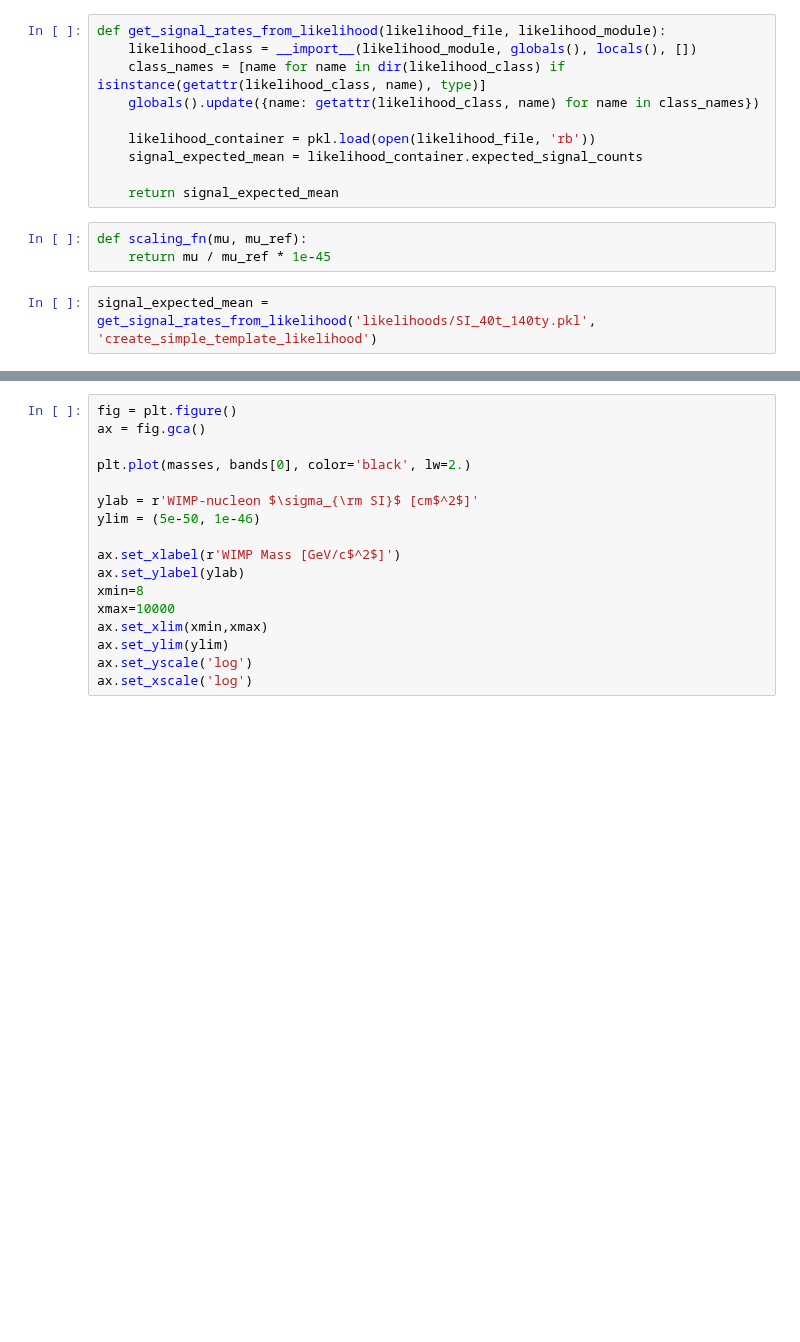
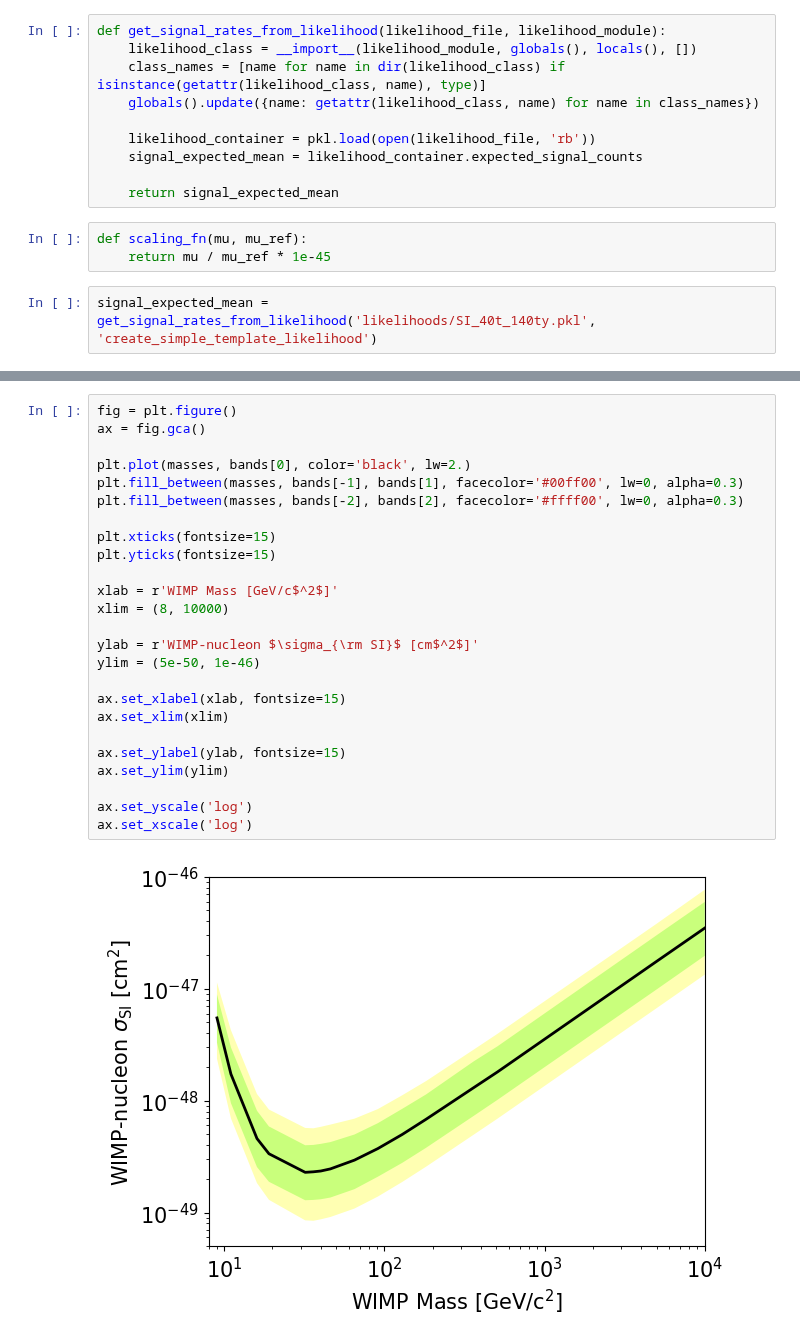
Before and after one commit to robertsjames/FlameFitSimple, a Jupyter notebook: analyses/get_sensitivity.ipynb, the cells around one changed output, grey strips where cells are left out. Cells and saved outputs as stored; diff of their text form; blank space fills up the shorter version.

Commit message:
Plot with Brazil bands by default.

```diff
--- a/analyses/get_sensitivity.ipynb
+++ b/analyses/get_sensitivity.ipynb
@@ -34,17 +60,27 @@ masses, bands = get_median_sensitivity(directory='outputs/SI_40t_140ty',
 # %%
 fig = plt.figure()
 ax = fig.gca()
 
 plt.plot(masses, bands[0], color='black', lw=2.)
+plt.fill_between(masses, bands[-1], bands[1], facecolor='#00ff00', lw=0, alpha=0.3)
+plt.fill_between(masses, bands[-2], bands[2], facecolor='#ffff00', lw=0, alpha=0.3)
+
+plt.xticks(fontsize=15)
+plt.yticks(fontsize=15)
+
+xlab = r'WIMP Mass [GeV/c$^2$]'
+xlim = (8, 10000)
 
 ylab = r'WIMP-nucleon $\sigma_{\rm SI}$ [cm$^2$]'
 ylim = (5e-50, 1e-46)
 
-ax.set_xlabel(r'WIMP Mass [GeV/c$^2$]')
-ax.set_ylabel(ylab)
-xmin=8
-xmax=10000
-ax.set_xlim(xmin,xmax)
+ax.set_xlabel(xlab, fontsize=15)
+ax.set_xlim(xlim)
+
+ax.set_ylabel(ylab, fontsize=15)
 ax.set_ylim(ylim)
+
 ax.set_yscale('log')
 ax.set_xscale('log')
+# %% [output]
+[figure, added]
```
Also changed, not shown: parts of 2 cells of this notebook, 2 other files.
